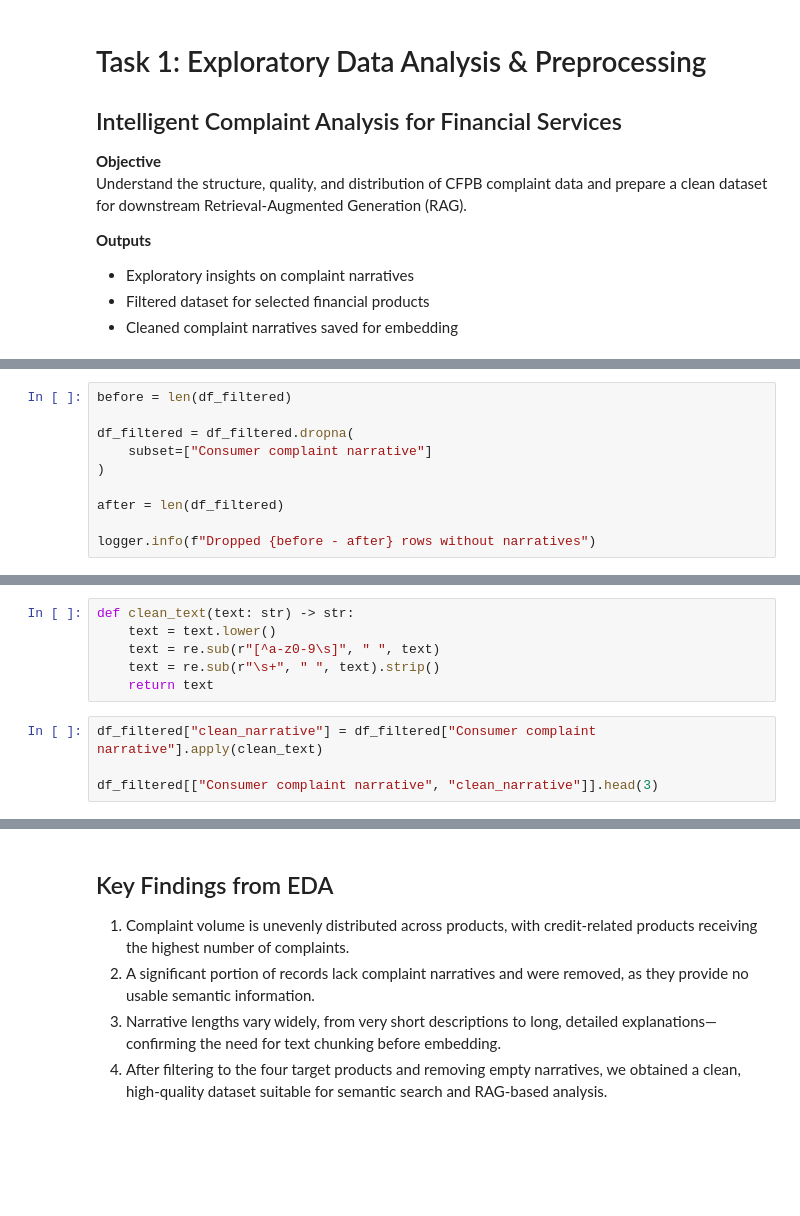
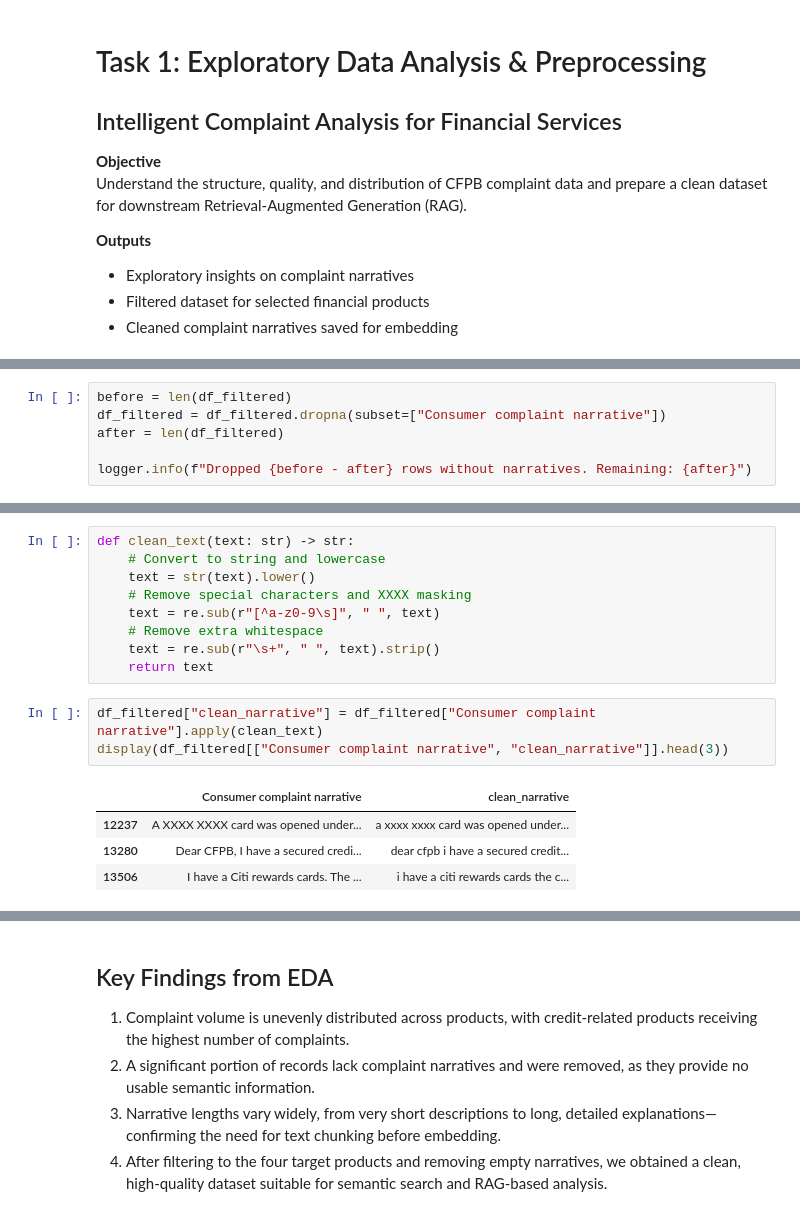
Before and after one commit to Maxd646/complaint-chatbot, a Jupyter notebook: notebooks/01_eda_preprocessing.ipynb, the cells around one changed output, grey strips where cells are left out. Saved outputs shown, nothing was run; the diff lists cells and outputs as text; blank space fills up the shorter version.

```diff
--- a/notebooks/01_eda_preprocessing.ipynb
+++ b/notebooks/01_eda_preprocessing.ipynb
@@ -79,10 +126,6 @@ logger.info(f"Rows after product filtering: {len(df_filtered)}")
 # %%
 before = len(df_filtered)
-
-df_filtered = df_filtered.dropna(
-    subset=["Consumer complaint narrative"]
-)
-
+df_filtered = df_filtered.dropna(subset=["Consumer complaint narrative"])
 after = len(df_filtered)
 
-logger.info(f"Dropped {before - after} rows without narratives")
+logger.info(f"Dropped {before - after} rows without narratives. Remaining: {after}")
@@ -89,11 +134,18 @@ logger.info(f"Dropped {before - after} rows without narratives")
 # %%
 def clean_text(text: str) -> str:
-    text = text.lower()
+    # Convert to string and lowercase
+    text = str(text).lower()
+    # Remove special characters and XXXX masking
     text = re.sub(r"[^a-z0-9\s]", " ", text)
+    # Remove extra whitespace
     text = re.sub(r"\s+", " ", text).strip()
     return text
 # %%
 df_filtered["clean_narrative"] = df_filtered["Consumer complaint narrative"].apply(clean_text)
-
-df_filtered[["Consumer complaint narrative", "clean_narrative"]].head(3)
+display(df_filtered[["Consumer complaint narrative", "clean_narrative"]].head(3))
+# %% [output]
+|  | Consumer complaint narrative | clean_narrative |
+| 12237 | A XXXX XXXX card was opened under... | a xxxx xxxx card was opened under... |
+| 13280 | Dear CFPB, I have a secured credi... | dear cfpb i have a secured credit... |
+| 13506 | I have a Citi rewards cards. The ... | i have a citi rewards cards the c... |
 # %%
```
Also changed, not shown: parts of 12 cells of this notebook.
